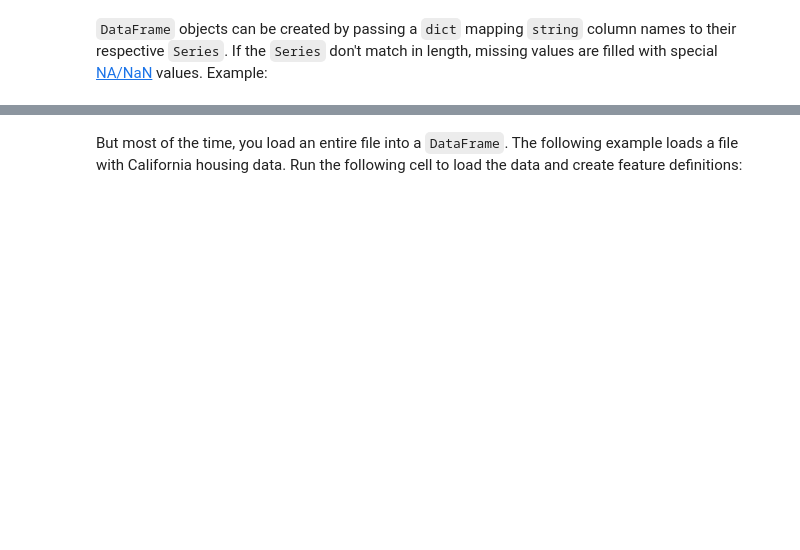
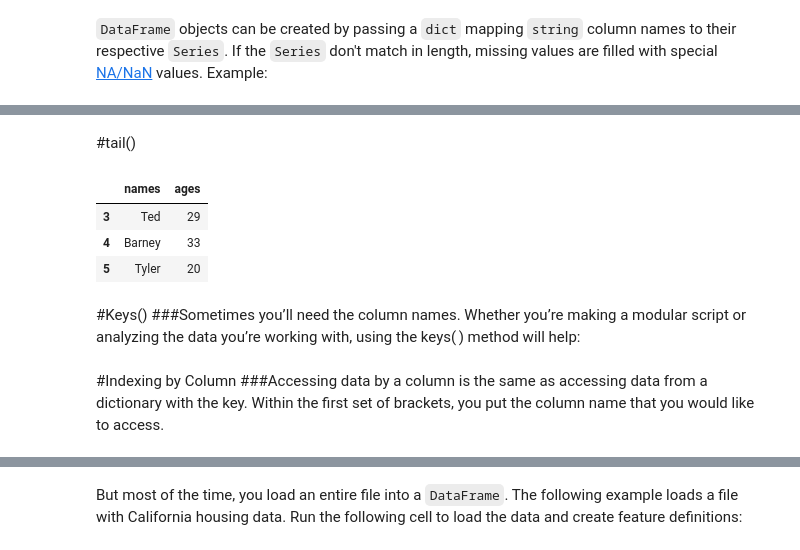
Before and after one commit to vsbca/Data-Science, a Jupyter notebook: intro_to_pandas.ipynb, the cells around one changed output, grey strips where cells are left out. Saved outputs shown, nothing was run; the diff lists cells and outputs as text; code cells hidden in the pictures; blank space fills up the shorter version.

```diff
--- a/intro_to_pandas.ipynb
+++ b/intro_to_pandas.ipynb
@@ -66,0 +120,16 @@ pd.DataFrame({ 'City name': city_names, 'Population': population })
+# %% [markdown]
+#tail()
+# %%
+#accessing the bottom 3 records using .tail()
+df.tail(3)
+# %% [output]
+|  | names | ages |
+| 3 | Ted | 29 |
+| 4 | Barney | 33 |
+| 5 | Tyler | 20 |
+# %% [markdown]
+#Keys()
+###Sometimes you’ll need the column names. Whether you’re making a modular script or analyzing the data you’re working with, using the keys( ) method will help:
+# %% [markdown]
+#Indexing by Column
+###Accessing data by a column is the same as accessing data from a dictionary with the key. Within the first set of brackets, you put the column name that you would like to access.
```
Also changed, not shown: parts of 28 cells of this notebook.
